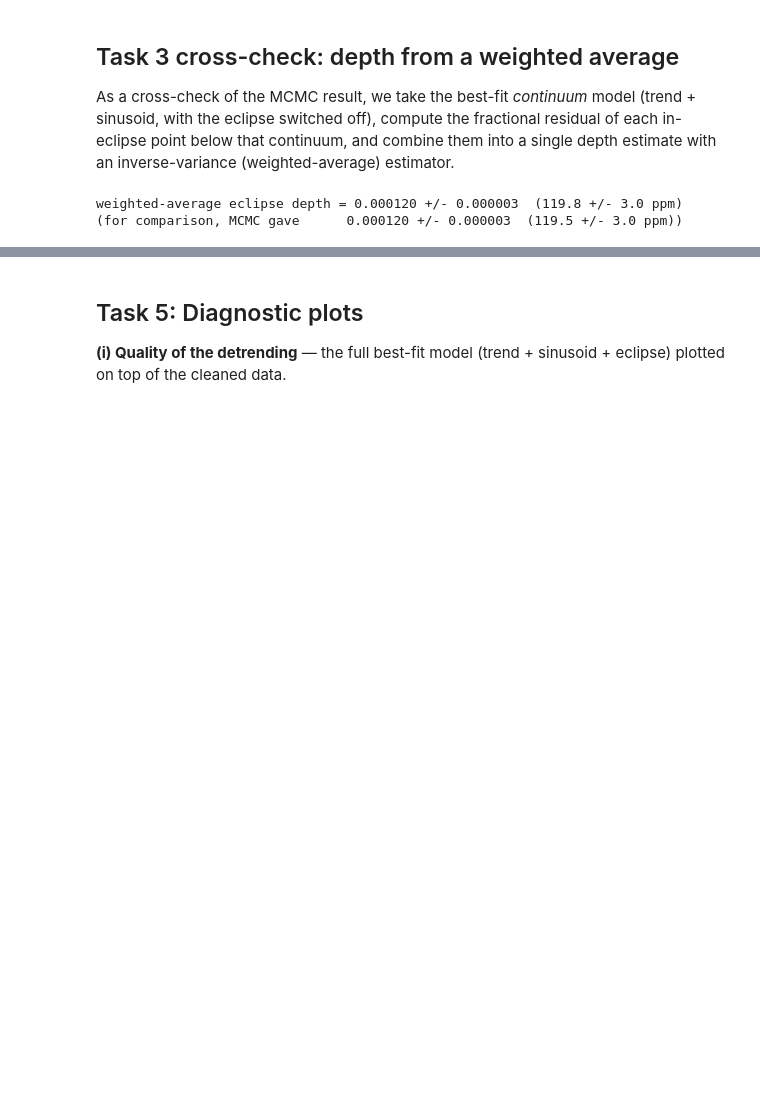
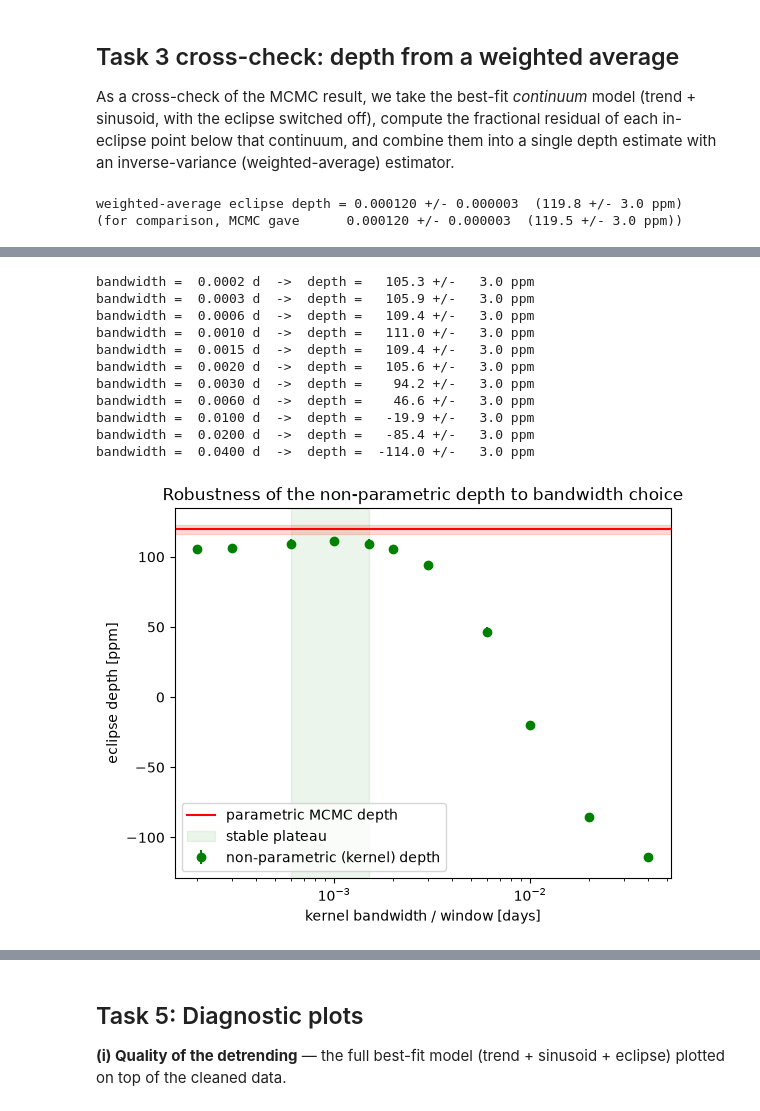
Before and after one commit to Y1nfinity/Astrostatistics, a Jupyter notebook: Lab_3/Lab3_HST_Eclipse_Analysis.ipynb, the cells around one changed output, grey strips where cells are left out. Cells and saved outputs as stored; diff of their text form; code cells hidden in the pictures; blank space fills up the shorter version.

```diff
--- a/Lab_3/Lab3_HST_Eclipse_Analysis.ipynb
+++ b/Lab_3/Lab3_HST_Eclipse_Analysis.ipynb
@@ -366,0 +428,36 @@ weighted-average eclipse depth = 0.000120 +/- 0.000003  (119.8 +/- 3.0 ppm)
+# %%
+bandwidths = np.array([0.0002, 0.0003, 0.0006, 0.001, 0.0015, 0.002, 0.003, 0.006, 0.01, 0.02, 0.04])
+depths_bw = np.empty(bandwidths.size)
+errs_bw = np.empty(bandwidths.size)
+
+for i, bw in enumerate(bandwidths):
+    depths_bw[i], errs_bw[i], _ = nonparam_depth(time_c, flux_c, fluxerr_c, ecl_c, bw)
+
+for bw, d, e in zip(bandwidths, depths_bw, errs_bw):
+    print(f"bandwidth = {bw:7.4f} d  ->  depth = {d * 1e6:7.1f} +/- {e * 1e6:5.1f} ppm")
+
+plt.errorbar(bandwidths, depths_bw * 1e6, yerr=errs_bw * 1e6, fmt="o", color="g",
+             label="non-parametric (kernel) depth")
+plt.axhline(depth_mcmc * 1e6, color="r", label="parametric MCMC depth")
+plt.axhspan((depth_mcmc - depth_mcmc_err) * 1e6, (depth_mcmc + depth_mcmc_err) * 1e6,
+            color="r", alpha=0.15)
+plt.axvspan(0.0006, 0.0015, color="g", alpha=0.08, label="stable plateau")
+plt.xscale("log")
+plt.xlabel("kernel bandwidth / window [days]")
+plt.ylabel("eclipse depth [ppm]")
+plt.legend()
+plt.title("Robustness of the non-parametric depth to bandwidth choice")
+plt.show()
+# %% [output]
+bandwidth =  0.0002 d  ->  depth =   105.3 +/-   3.0 ppm
+bandwidth =  0.0003 d  ->  depth =   105.9 +/-   3.0 ppm
+bandwidth =  0.0006 d  ->  depth =   109.4 +/-   3.0 ppm
+bandwidth =  0.0010 d  ->  depth =   111.0 +/-   3.0 ppm
+bandwidth =  0.0015 d  ->  depth =   109.4 +/-   3.0 ppm
+bandwidth =  0.0020 d  ->  depth =   105.6 +/-   3.0 ppm
+bandwidth =  0.0030 d  ->  depth =    94.2 +/-   3.0 ppm
+bandwidth =  0.0060 d  ->  depth =    46.6 +/-   3.0 ppm
+bandwidth =  0.0100 d  ->  depth =   -19.9 +/-   3.0 ppm
+bandwidth =  0.0200 d  ->  depth =   -85.4 +/-   3.0 ppm
+bandwidth =  0.0400 d  ->  depth =  -114.0 +/-   3.0 ppm
+[figure, added]
```
Also changed, not shown: parts of 5 cells of this notebook.
